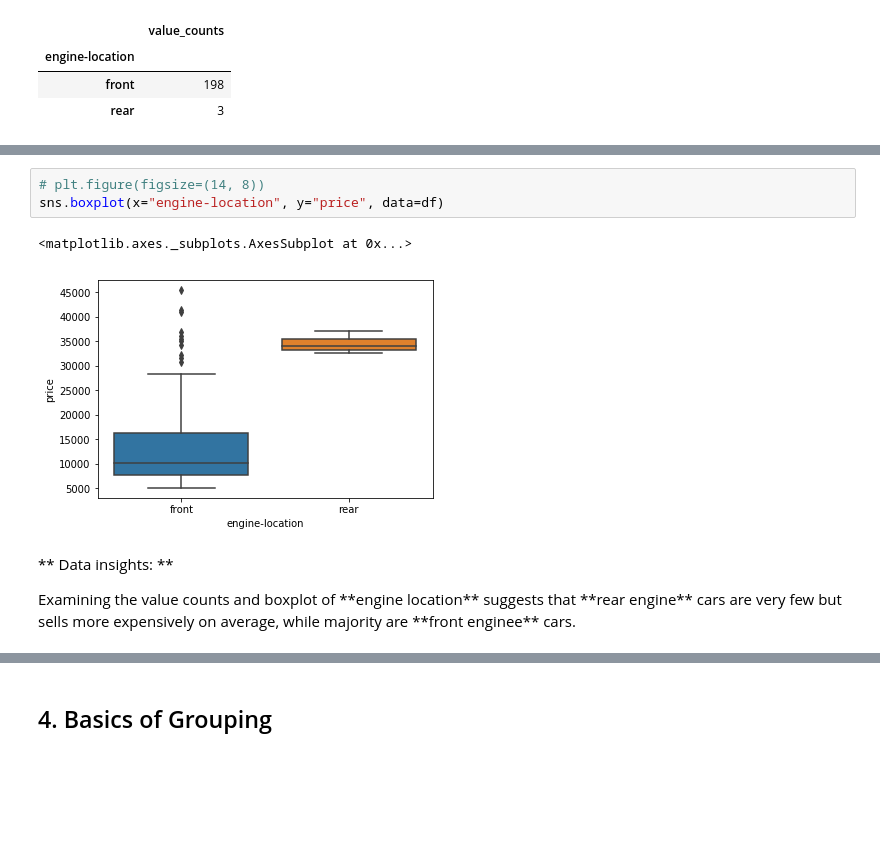
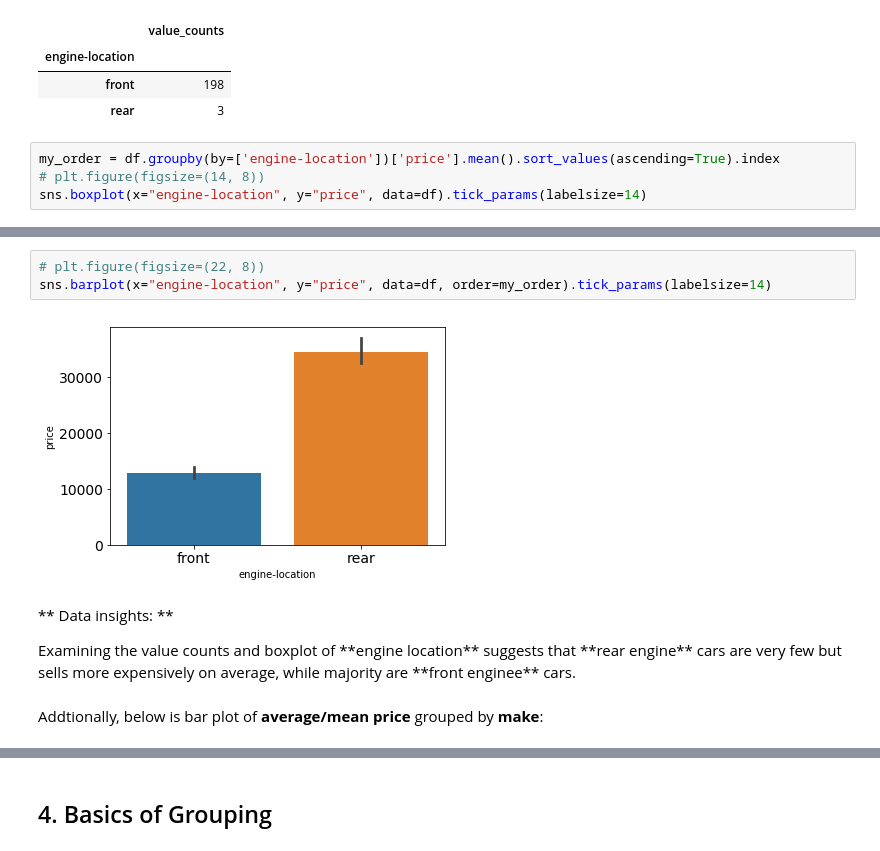
Before and after one commit to dd-consulting/DDC-Data-Science-Python, a Jupyter notebook: Module 3 Exploratory Data Analysis.ipynb, the cells around one changed output, grey strips where cells are left out. Saved outputs shown, nothing was run; the diff lists cells and outputs as text; blank space fills up the shorter version.

```diff
--- a/Module 3 Exploratory Data Analysis.ipynb
+++ b/Module 3 Exploratory Data Analysis.ipynb
@@ -523,3 +624,7 @@ engine_loc_counts.head(10)
 | engine-location |  |
 | front | 198 |
 | rear | 3 |
+# %%
+my_order = df.groupby(by=['engine-location'])['price'].mean().sort_values(ascending=True).index
+# plt.figure(figsize=(14, 8))
+sns.boxplot(x="engine-location", y="price", data=df).tick_params(labelsize=14)
@@ -526,10 +633,11 @@ engine_loc_counts.head(10)
 # %%
-# plt.figure(figsize=(14, 8))
-sns.boxplot(x="engine-location", y="price", data=df)
+# plt.figure(figsize=(22, 8))
+sns.barplot(x="engine-location", y="price", data=df, order=my_order).tick_params(labelsize=14)
 # %% [output]
-<matplotlib.axes._subplots.AxesSubplot at 0x...>
-[figure, old version]
+[figure, new version]
 # %% [markdown]
 ** Data insights: **
 
 <p>Examining the value counts and boxplot of **engine location** suggests that **rear engine** cars are very few but sells more expensively on average, while majority are **front enginee** cars.</p>
+# %% [markdown]
+Addtionally, below is bar plot of **average/mean price** grouped by **make**:
```
Also changed, not shown: parts of 98 cells of this notebook, 2 other files.
